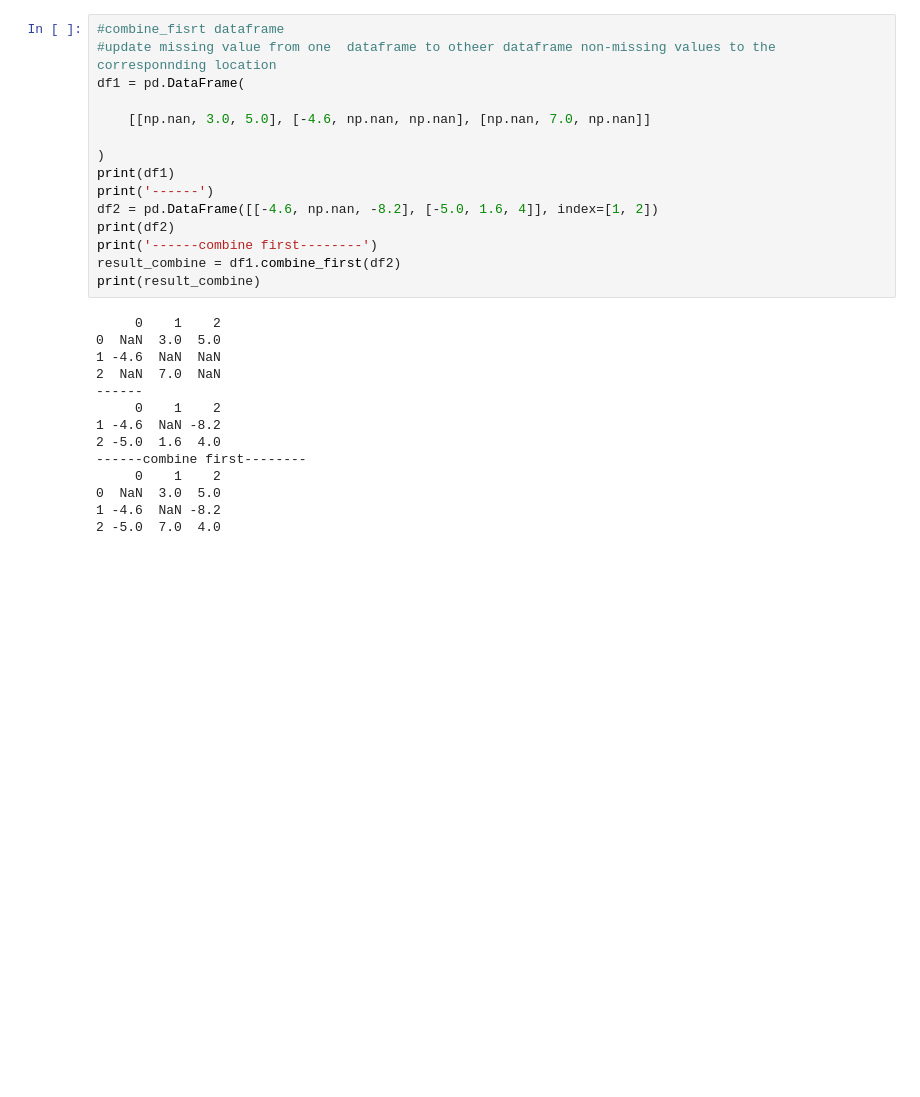
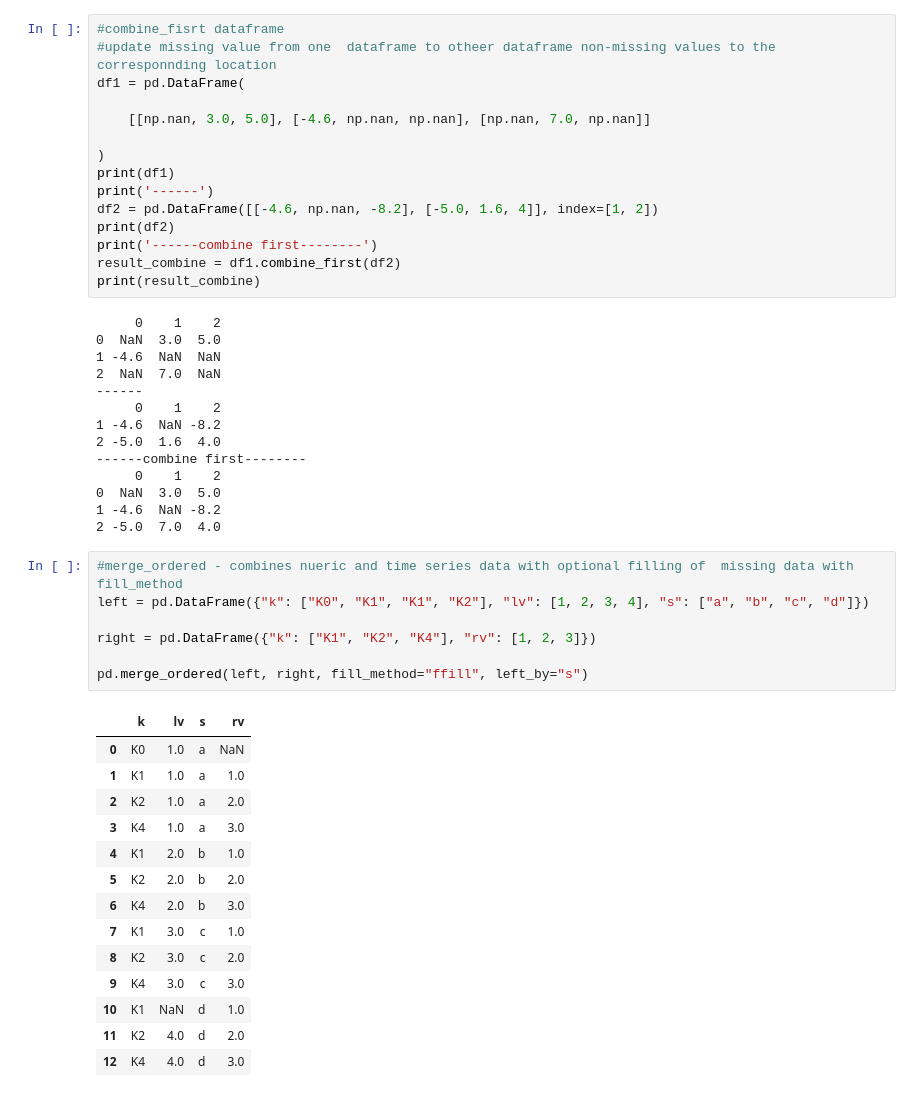
Before and after one commit to rekhachakkara/python_learning, a Jupyter notebook: Merge.ipynb, the cells around one changed output. Saved outputs shown, nothing was run; the diff lists cells and outputs as text; blank space fills up the shorter version.

```diff
--- a/Merge.ipynb
+++ b/Merge.ipynb
@@ -139,3 +139,25 @@ print(result_combine)
 0  NaN  3.0  5.0
 1 -4.6  NaN -8.2
 2 -5.0  7.0  4.0
+# %%
+#merge_ordered - combines nueric and time series data with optional filling of  missing data with fill_method
+left = pd.DataFrame({"k": ["K0", "K1", "K1", "K2"], "lv": [1, 2, 3, 4], "s": ["a", "b", "c", "d"]})
+
+right = pd.DataFrame({"k": ["K1", "K2", "K4"], "rv": [1, 2, 3]})
+
+pd.merge_ordered(left, right, fill_method="ffill", left_by="s")
+# %% [output]
+|  | k | lv | s | rv |
+| 0 | K0 | 1.0 | a | NaN |
+| 1 | K1 | 1.0 | a | 1.0 |
+| 2 | K2 | 1.0 | a | 2.0 |
+| 3 | K4 | 1.0 | a | 3.0 |
+| 4 | K1 | 2.0 | b | 1.0 |
+| 5 | K2 | 2.0 | b | 2.0 |
+| 6 | K4 | 2.0 | b | 3.0 |
+| 7 | K1 | 3.0 | c | 1.0 |
+| 8 | K2 | 3.0 | c | 2.0 |
+| 9 | K4 | 3.0 | c | 3.0 |
+| 10 | K1 | NaN | d | 1.0 |
+| 11 | K2 | 4.0 | d | 2.0 |
+| 12 | K4 | 4.0 | d | 3.0 |
```
Also changed, not shown: parts of 2 cells of this notebook.
